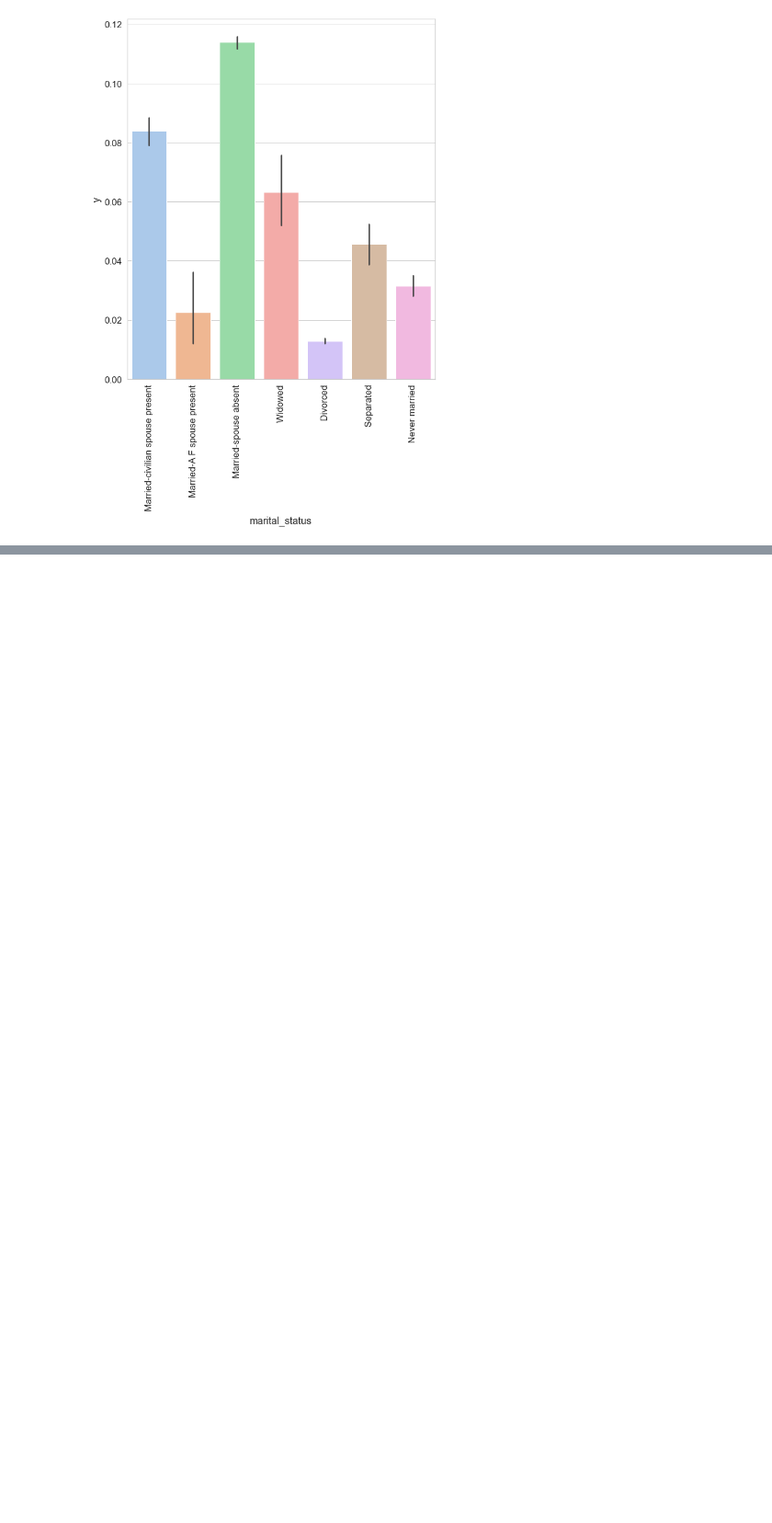
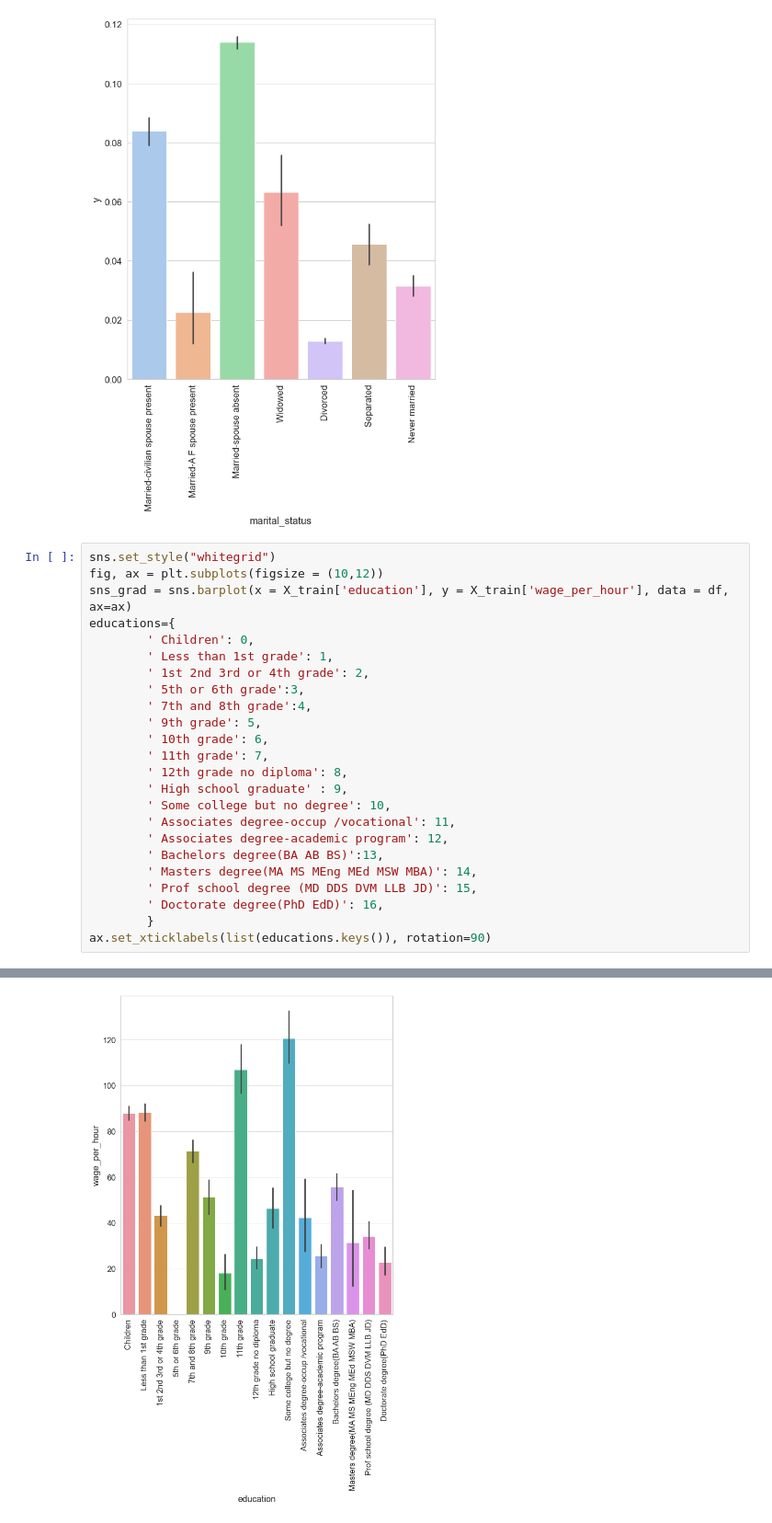
Before and after one commit to jenright15/income-classification, a Jupyter notebook: code/EDA.ipynb, the cells around one changed output, grey strips where cells are left out. Shown at 92% size. Saved outputs shown, nothing was run; the diff lists cells and outputs as text; blank space fills up the shorter version.

Commit message:
add preprocess data

```diff
--- a/code/EDA.ipynb
+++ b/code/EDA.ipynb
@@ -235,3 +235,28 @@ ax.set_xticklabels(list(industry_map.keys()), rotation=90)
  Text(5, 0, ' Separated'),
  Text(6, 0, ' Never married')]
 [figure]
+# %%
+sns.set_style("whitegrid")
+fig, ax = plt.subplots(figsize = (10,12))
+sns_grad = sns.barplot(x = X_train['education'], y = X_train['wage_per_hour'], data = df, ax=ax)
+educations={
+        ' Children': 0,
+        ' Less than 1st grade': 1,
+        ' 1st 2nd 3rd or 4th grade': 2,
+        ' 5th or 6th grade':3,
+        ' 7th and 8th grade':4,
+        ' 9th grade': 5,
+        ' 10th grade': 6,
+        ' 11th grade': 7,
+        ' 12th grade no diploma': 8,
+        ' High school graduate' : 9,
+        ' Some college but no degree': 10,
+        ' Associates degree-occup /vocational': 11,
+        ' Associates degree-academic program': 12,
+        ' Bachelors degree(BA AB BS)':13,
+        ' Masters degree(MA MS MEng MEd MSW MBA)': 14,
+        ' Prof school degree (MD DDS DVM LLB JD)': 15,
+        ' Doctorate degree(PhD EdD)': 16,
+        }
+ax.set_xticklabels(list(educations.keys()), rotation=90)
+# %% [output]
@@ -237,0 +280 @@ ax.set_xticklabels(list(industry_map.keys()), rotation=90)
+[figure, added]
```
Also changed, not shown: parts of 1 cell of this notebook, 1 other file.
